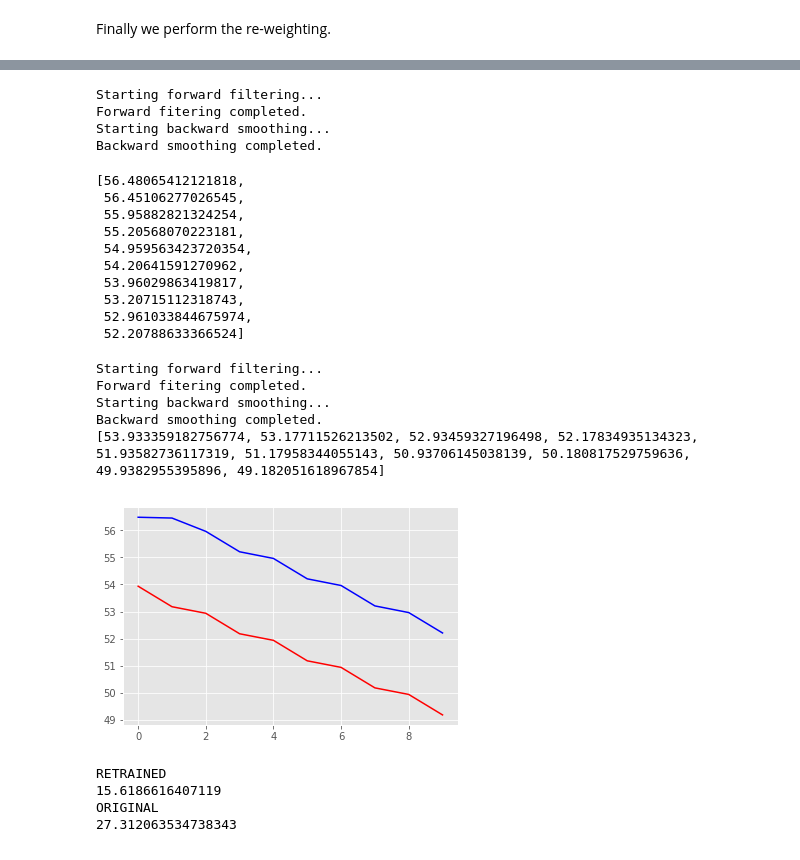
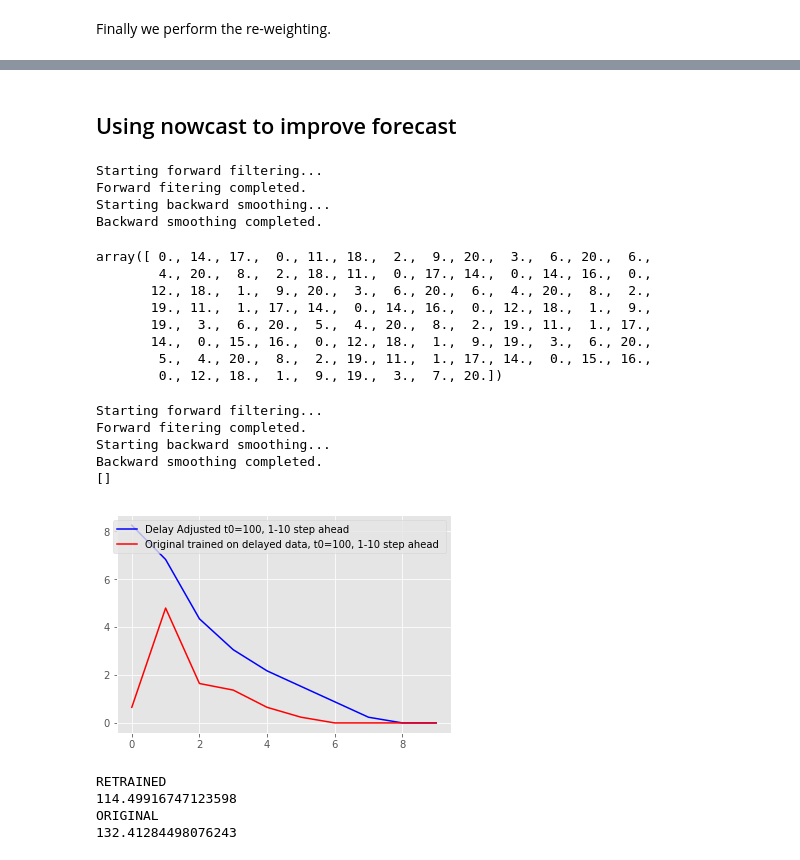
Before and after one commit to gcgibson/reporting_delay, a Jupyter notebook: forecasting_w_reporting_delay.ipynb, the cells around one changed output, grey strips where cells are left out. Saved outputs shown, nothing was run; the diff lists cells and outputs as text; code cells hidden in the pictures.

```diff
--- a/forecasting_w_reporting_delay.ipynb
+++ b/forecasting_w_reporting_delay.ipynb
@@ -4,7 +30,7 @@ Forecasting in the presence of reporting delay: simulation study. Given some del
 import numpy as np
 import matplotlib.pyplot as plt
 plt.style.use('ggplot')
-ts = 10*np.sin(np.arange(0,100))**2 + .0001*np.random.standard_normal(size=100) + 50
+ts = 20*np.sin(np.arange(0,100))**2 #+  .01*np.random.standard_normal(size=100)
 ts = np.round(ts)
 plt.plot(ts)
 plt.show()
@@ -140,2 +172,4 @@ plt.plot()
 []
+# %% [markdown]
+## Using nowcast to improve forecast
 # %%
@@ -151,46 +187,45 @@ Starting forward filtering...
 Forward fitering completed.
 Starting backward smoothing...
 Backward smoothing completed.
-# %%
-predictMeanRetrain
-# %% [output]
-[56.48065412121818,
- 56.45106277026545,
- 55.95882821324254,
- 55.20568070223181,
- 54.959563423720354,
- 54.20641591270962,
- 53.96029863419817,
- 53.20715112318743,
- 52.961033844675974,
- 52.20788633366524]
+# %%
+ts
+# %% [output]
+array([ 0., 14., 17.,  0., 11., 18.,  2.,  9., 20.,  3.,  6., 20.,  6.,
+        4., 20.,  8.,  2., 18., 11.,  0., 17., 14.,  0., 14., 16.,  0.,
+       12., 18.,  1.,  9., 20.,  3.,  6., 20.,  6.,  4., 20.,  8.,  2.,
+       19., 11.,  1., 17., 14.,  0., 14., 16.,  0., 12., 18.,  1.,  9.,
+       19.,  3.,  6., 20.,  5.,  4., 20.,  8.,  2., 19., 11.,  1., 17.,
+       14.,  0., 15., 16.,  0., 12., 18.,  1.,  9., 19.,  3.,  6., 20.,
+        5.,  4., 20.,  8.,  2., 19., 11.,  1., 17., 14.,  0., 15., 16.,
+        0., 12., 18.,  1.,  9., 19.,  3.,  7., 20.])
 # %%
 from pydlm import dlm, trend, seasonality, dynamic, autoReg, longSeason
 myDLM = dlm(ts)
 
-myDLM = myDLM + autoReg(degree=2, data=ts, name='ar2', w=1.0)
+myDLM = myDLM + autoReg(degree=2, data=delayed_data, name='ar2', w=1.0)
 myDLM.fit()
 br =  myDLM.getMean(filterType='forwardFilter')
-(predictMean, predictVar) = myDLM.predictN(N=20, date=myDLM.n-1)
+(predictMean, predictVar) = myDLM.predictN(N=10, date=myDLM.n-1)
 print (predictMean[10:])
 from sklearn.metrics import mean_squared_error
 plt.plot(predictMeanRetrain,color='b')
-plt.plot(predictMean[10:],color='r')
+plt.plot(predictMean,color='r')
+plt.legend(("Delay Adjusted t0=100, 1-10 step ahead ","Original trained on delayed data, t0=100, 1-10 step ahead "))
 plt.show()
 
-truth =  10*np.sin(np.arange(100,110))**2 + 50
+truth =  20*np.sin(np.arange(100,110))**2
 print ("RETRAINED")
 print (mean_squared_error(predictMeanRetrain,truth))
 print ("ORIGINAL")
-print (mean_squared_error(predictMean[10:],truth))
+print (mean_squared_error(predictMean,truth))
 # %% [output]
 Starting forward filtering...
 Forward fitering completed.
 Starting backward smoothing...
 Backward smoothing completed.
-[53.933359182756774, 53.17711526213502, 52.93459327196498, 52.17834935134323, 51.93582736117319, 51.17958344055143, 50.93706145038139, 50.180817529759636, 49.9382955395896, 49.182051618967854]
+[]
-[figure, old version]
+[figure, new version]
 RETRAINED
-15.6186616407119
+114.49916747123598
 ORIGINAL
-27.312063534738343
+132.41284498076243
```
Also changed, not shown: parts of 15 cells of this notebook, 1 other file.
